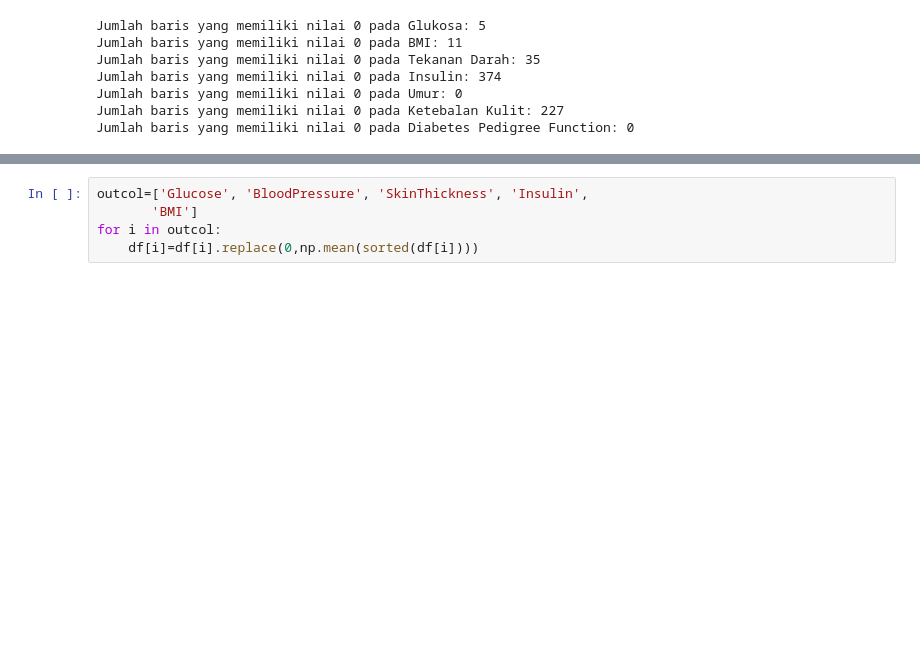
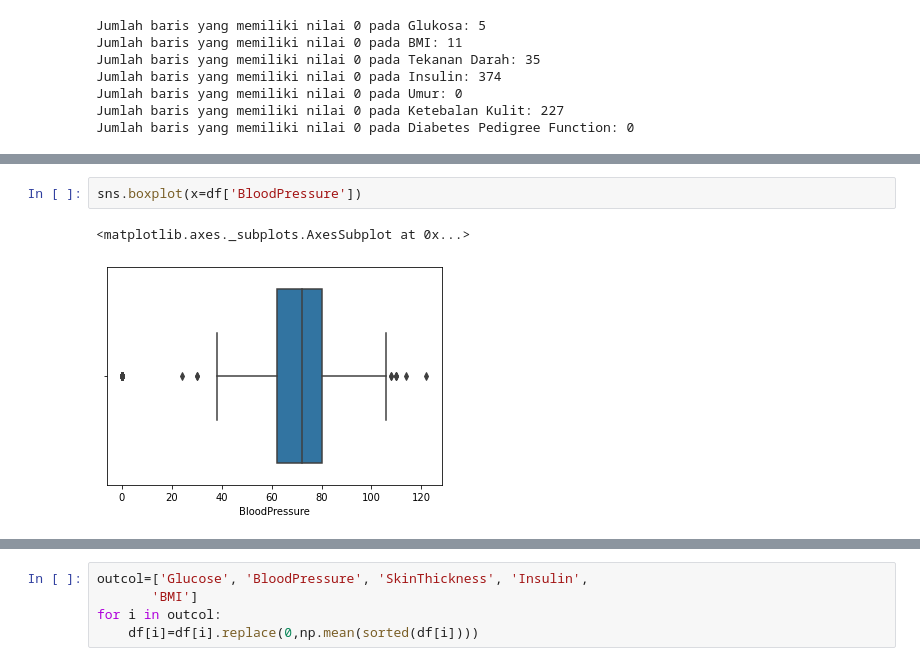
Before and after one commit to onedayxzn/Sistem-Pendeteksi-Dini-Diabetes, a Jupyter notebook: Model.ipynb, the cells around one changed output, grey strips where cells are left out. Drawn from its saved outputs; the diff is of its cells as text; blank space fills up the shorter version.

```diff
--- a/Model.ipynb
+++ b/Model.ipynb
@@ -115,0 +126,5 @@ Jumlah baris yang memiliki nilai 0 pada Diabetes Pedigree Function: 0
+# %%
+sns.boxplot(x=df['BloodPressure'])
+# %% [output]
+<matplotlib.axes._subplots.AxesSubplot at 0x...>
+[figure, added]
```
Also changed, not shown: parts of 10 cells of this notebook.
